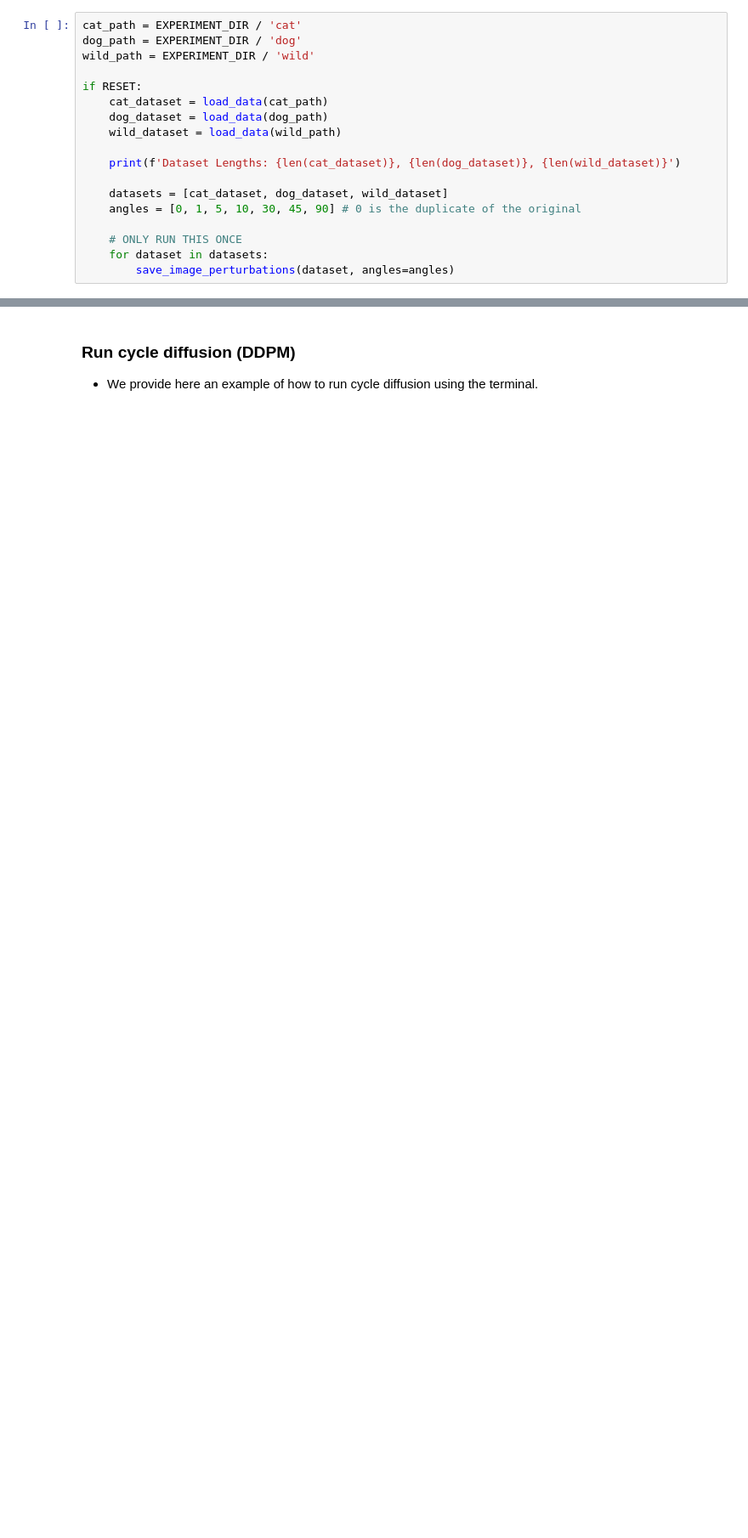
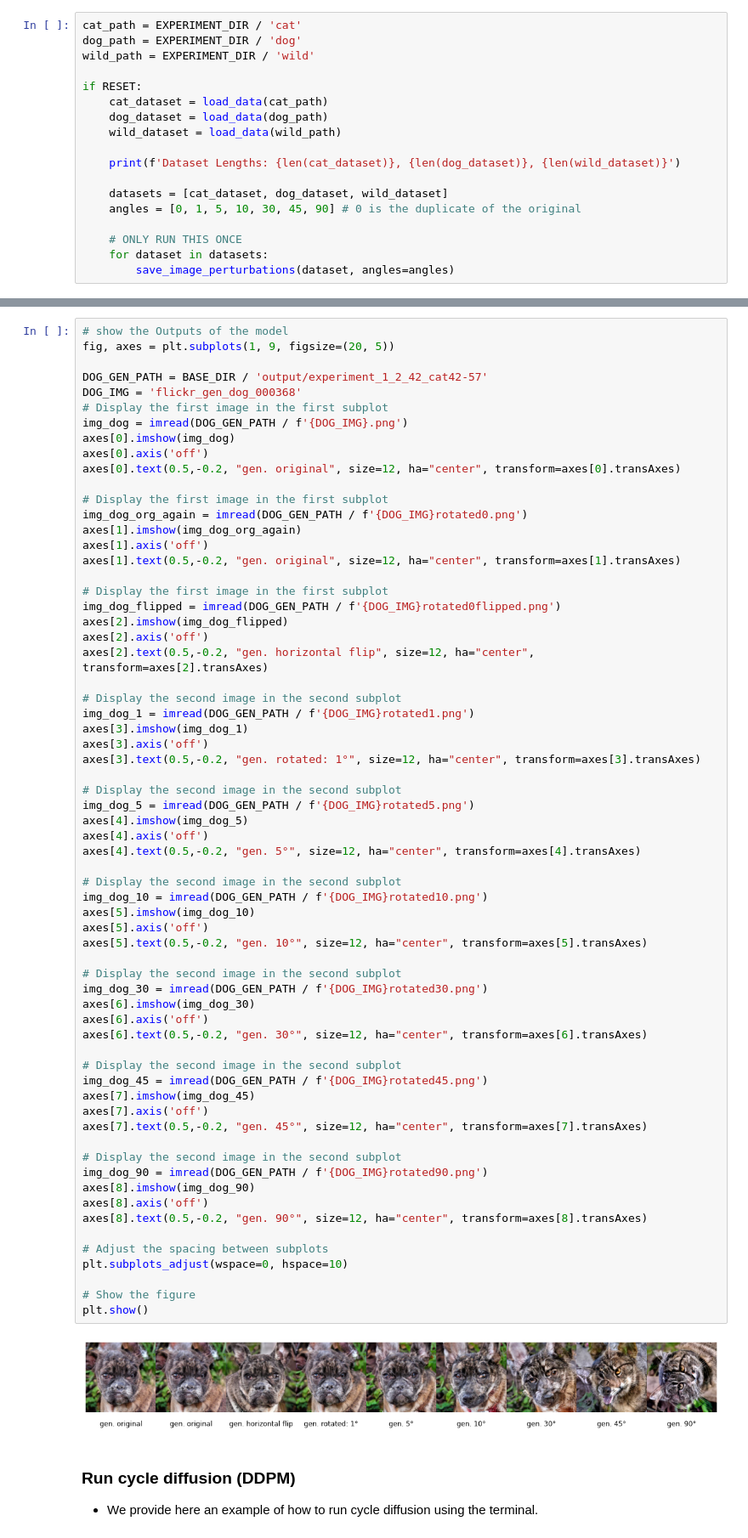
Before and after one commit to Alonixs/cycle-diffusion-group12, a Jupyter notebook: demos/RQ1_2.ipynb, the cells around one changed output, grey strips where cells are left out. Shown: that part at 85% size. Drawn from its saved outputs; the diff is of its cells as text; blank space fills up the shorter version.

```diff
--- a/demos/RQ1_2.ipynb
+++ b/demos/RQ1_2.ipynb
@@ -178,3 +178,70 @@ plt.show()
+# %%
+# show the Outputs of the model
+fig, axes = plt.subplots(1, 9, figsize=(20, 5))
+
+DOG_GEN_PATH = BASE_DIR / 'output/experiment_1_2_42_cat42-57'
+DOG_IMG = 'flickr_gen_dog_000368'
+# Display the first image in the first subplot
+img_dog = imread(DOG_GEN_PATH / f'{DOG_IMG}.png')
+axes[0].imshow(img_dog)
+axes[0].axis('off')
+axes[0].text(0.5,-0.2, "gen. original", size=12, ha="center", transform=axes[0].transAxes)
+
+# Display the first image in the first subplot
+img_dog_org_again = imread(DOG_GEN_PATH / f'{DOG_IMG}rotated0.png')
+axes[1].imshow(img_dog_org_again)
+axes[1].axis('off')
+axes[1].text(0.5,-0.2, "gen. original", size=12, ha="center", transform=axes[1].transAxes)
+
+# Display the first image in the first subplot
+img_dog_flipped = imread(DOG_GEN_PATH / f'{DOG_IMG}rotated0flipped.png')
+axes[2].imshow(img_dog_flipped)
+axes[2].axis('off')
+axes[2].text(0.5,-0.2, "gen. horizontal flip", size=12, ha="center", transform=axes[2].transAxes)
+
+# Display the second image in the second subplot
+img_dog_1 = imread(DOG_GEN_PATH / f'{DOG_IMG}rotated1.png')
+axes[3].imshow(img_dog_1)
+axes[3].axis('off')
+axes[3].text(0.5,-0.2, "gen. rotated: 1°", size=12, ha="center", transform=axes[3].transAxes)
+
+# Display the second image in the second subplot
+img_dog_5 = imread(DOG_GEN_PATH / f'{DOG_IMG}rotated5.png')
+axes[4].imshow(img_dog_5)
+axes[4].axis('off')
+axes[4].text(0.5,-0.2, "gen. 5°", size=12, ha="center", transform=axes[4].transAxes)
+
+# Display the second image in the second subplot
+img_dog_10 = imread(DOG_GEN_PATH / f'{DOG_IMG}rotated10.png')
+axes[5].imshow(img_dog_10)
+axes[5].axis('off')
+axes[5].text(0.5,-0.2, "gen. 10°", size=12, ha="center", transform=axes[5].transAxes)
+
+# Display the second image in the second subplot
+img_dog_30 = imread(DOG_GEN_PATH / f'{DOG_IMG}rotated30.png')
+axes[6].imshow(img_dog_30)
+axes[6].axis('off')
+axes[6].text(0.5,-0.2, "gen. 30°", size=12, ha="center", transform=axes[6].transAxes)
+
+# Display the second image in the second subplot
+img_dog_45 = imread(DOG_GEN_PATH / f'{DOG_IMG}rotated45.png')
+axes[7].imshow(img_dog_45)
+axes[7].axis('off')
+axes[7].text(0.5,-0.2, "gen. 45°", size=12, ha="center", transform=axes[7].transAxes)
+
+# Display the second image in the second subplot
+img_dog_90 = imread(DOG_GEN_PATH / f'{DOG_IMG}rotated90.png')
+axes[8].imshow(img_dog_90)
+axes[8].axis('off')
+axes[8].text(0.5,-0.2, "gen. 90°", size=12, ha="center", transform=axes[8].transAxes)
+
+# Adjust the spacing between subplots
+plt.subplots_adjust(wspace=0, hspace=10)
+
+# Show the figure
+plt.show()
+# %% [output]
+[figure, added]
 # %% [markdown]
 ### Run cycle diffusion (DDPM)
 - We provide here an example of how to run cycle diffusion using the terminal.
```
Also changed, not shown: parts of 1 cell of this notebook, 13 other files.
